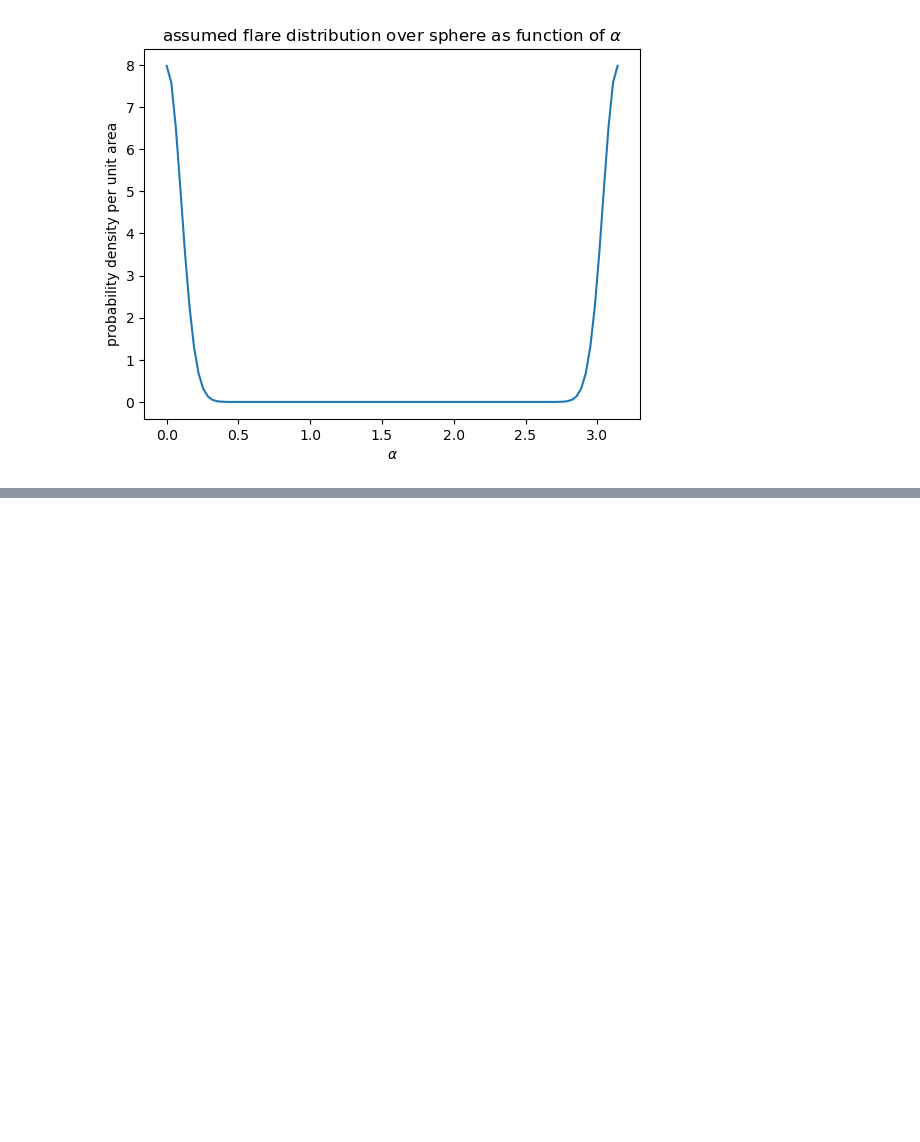
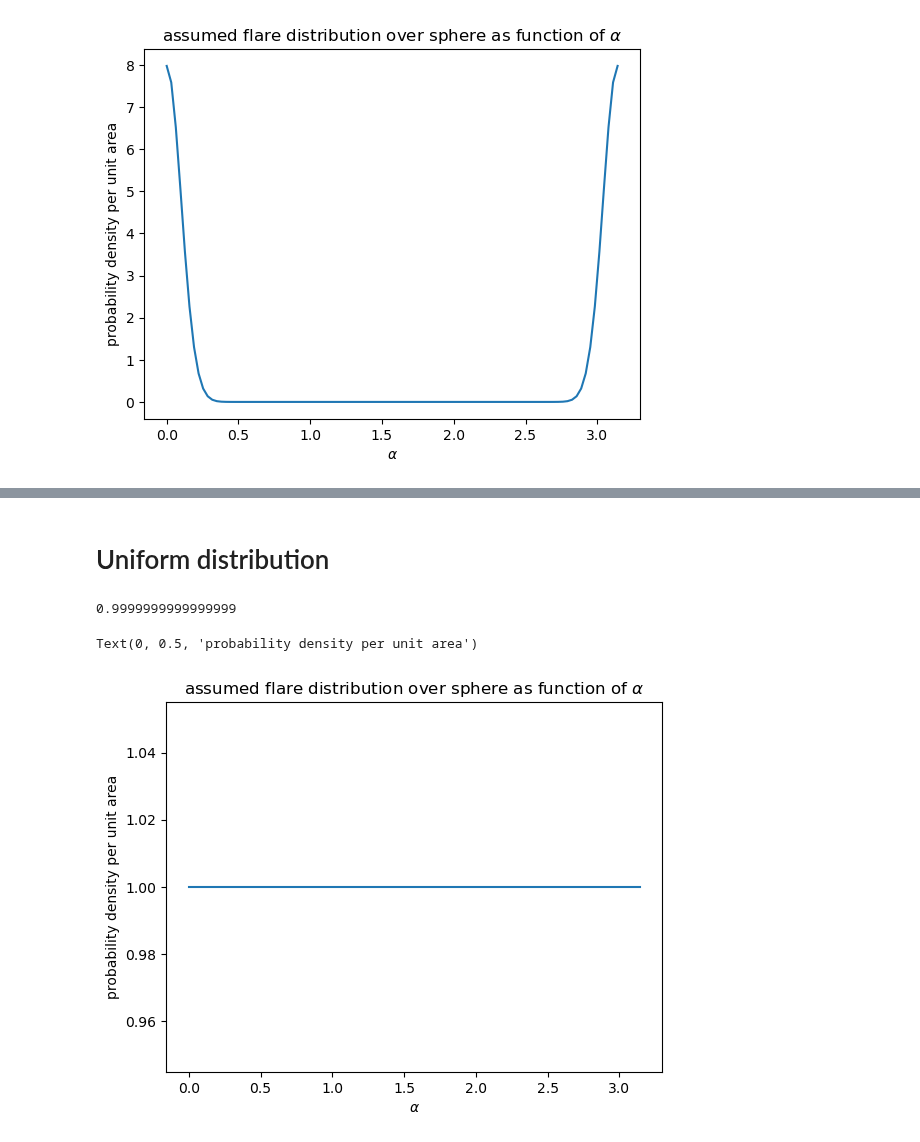
Before and after one commit to demichieldewilde/CME_distribution, a Jupyter notebook: Fast rotators/CME_distribution_rotation_ni.ipynb, the cells around one changed output, grey strips where cells are left out. Drawn from its saved outputs; the diff is of its cells as text; code cells hidden in the pictures; blank space fills up the shorter version.

```diff
--- a/Fast rotators/CME_distribution_rotation_ni.ipynb
+++ b/Fast rotators/CME_distribution_rotation_ni.ipynb
@@ -384,11 +393,0 @@ plotting_(dens, Taus)
-# %%
-from scipy.stats import norm
-
-def rho(alpha, loc=np.pi/2, scale = 0.3, err = 0.01):
-    return norm.pdf(alpha, loc, scale) / 2 / np.pi / (np.sin(alpha) + err)
-
-alpha = np.linspace(0, np.pi, 100)
-plt.plot(alpha, rho(alpha))
-plt.title(r"assumed flare distribution over sphere as function of $\alpha$")
-plt.xlabel(r"$\alpha$")
-plt.ylabel('probability density per unit area')
@@ -463,10 +393,0 @@ plotting_(dens, Taus)
-# %%
-def rho(alpha, h=30/180*np.pi):
-    return np.where(np.abs(alpha-np.pi/2) < h, 1, 0)
-
-
-alpha = np.linspace(0, np.pi, 100)
-plt.plot(alpha, rho(alpha))
-plt.title(r"assumed flare distribution over sphere as function of $\alpha$")
-plt.xlabel(r"$\alpha$")
-plt.ylabel('probability density per unit area')
@@ -547,0 +399,24 @@ plotting_(dens, Taus)
+# %% [markdown]
+# Uniform distribution
+# %%
+from scipy.stats import norm
+# normalization, later to be determined
+
+N = 1
+
+def rho(alpha, loc=0, scale = 0.1):
+    return alpha * 0 + 1 /N
+
+N = quad(lambda a :  rho(a) * np.sin(a), 0, np.pi/2)[0]
+print(N)
+
+
+alpha = np.linspace(0, np.pi, 100)
+plt.plot(alpha, rho(alpha))
+plt.title(r"assumed flare distribution over sphere as function of $\alpha$")
+plt.xlabel(r"$\alpha$")
+plt.ylabel('probability density per unit area')
+# %% [output]
+0.9999999999999999
+Text(0, 0.5, 'probability density per unit area')
+[figure, added]
```
Also changed, not shown: parts of 18 cells of this notebook.
